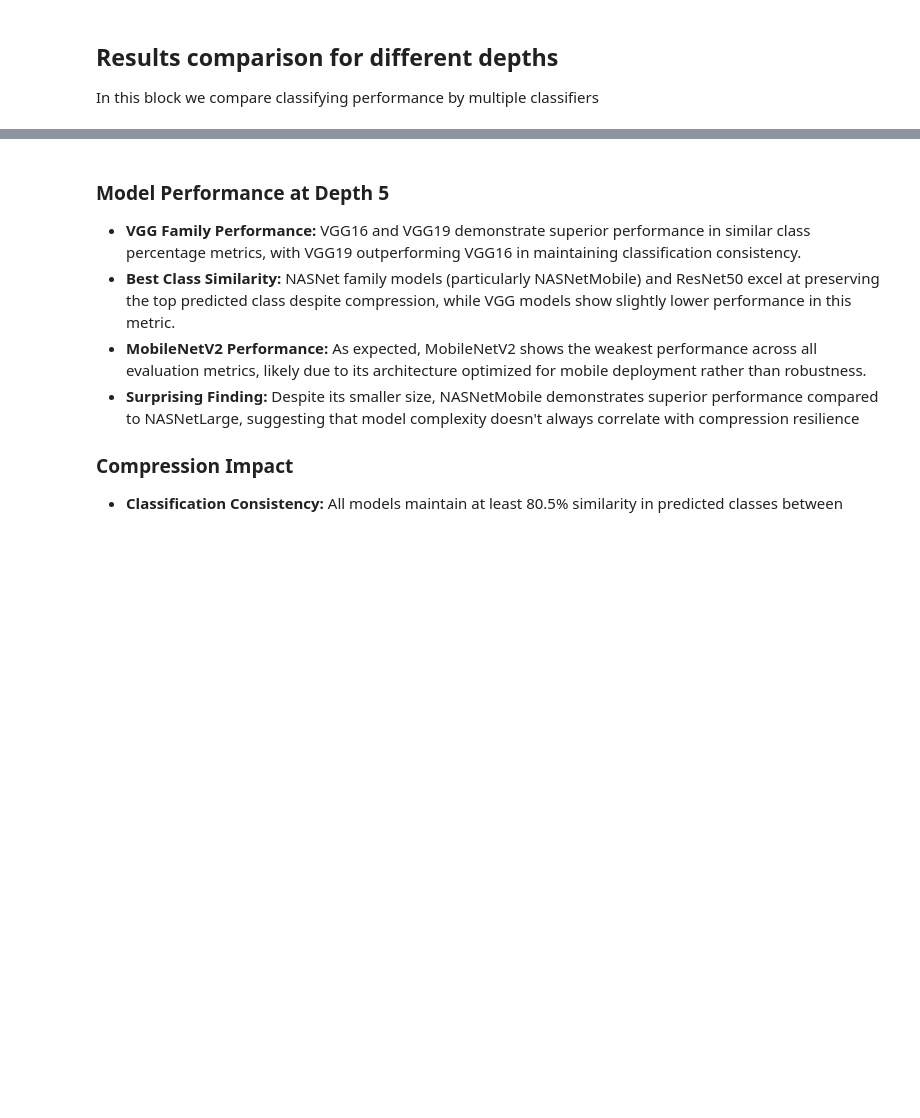
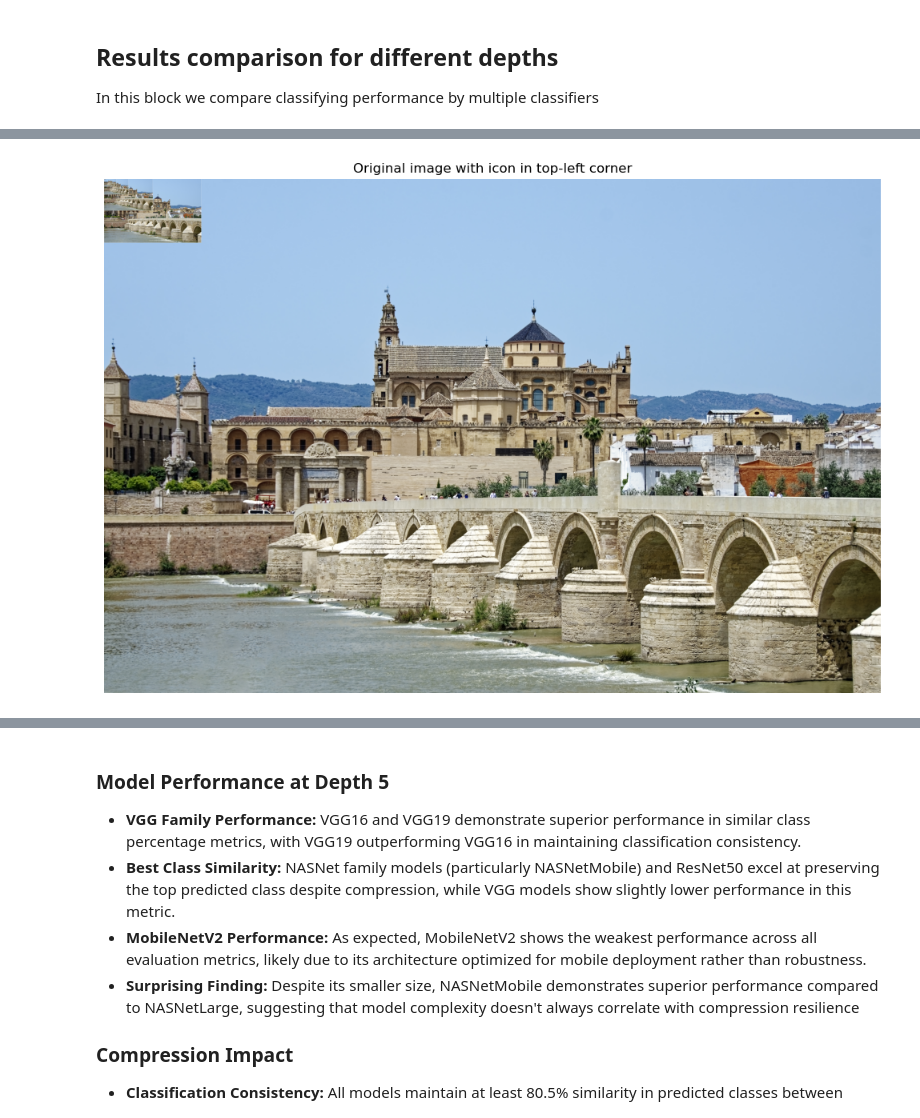
Before and after one commit to Todmount/wicca, a Jupyter notebook: demo.ipynb, the cells around one changed output, grey strips where cells are left out. Drawn from its saved outputs; the diff is of its cells as text; code cells hidden in the pictures; blank space fills up the shorter version.

```diff
--- a/demo.ipynb
+++ b/demo.ipynb
@@ -267,0 +255,4 @@ rsltmgr.visualize_comparison(x, SIM_BEST_CLASS, title="Best class similarity, (m
+# %%
+viz.show_icon_on_image(sample, depth_range, coder=HaarCoder())
+# %% [output]
+[figure, added]
```
Also changed, not shown: parts of 68 cells of this notebook.
